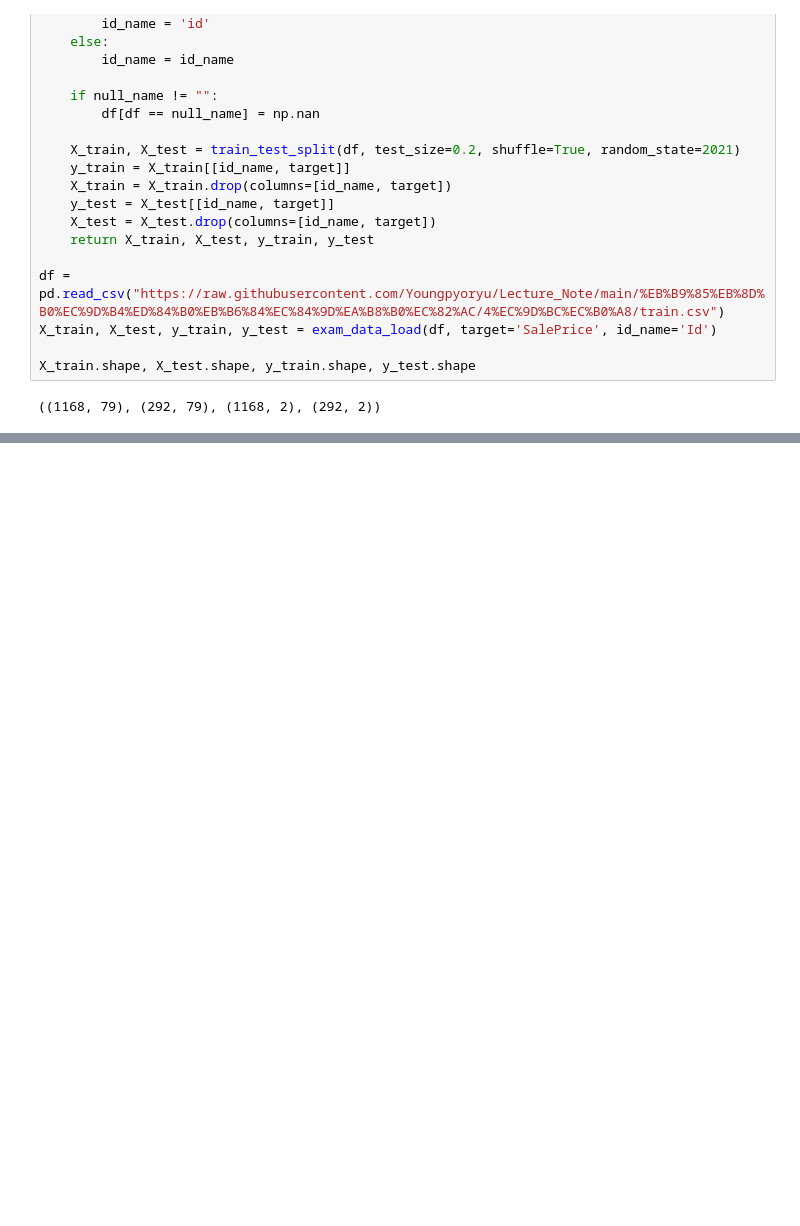
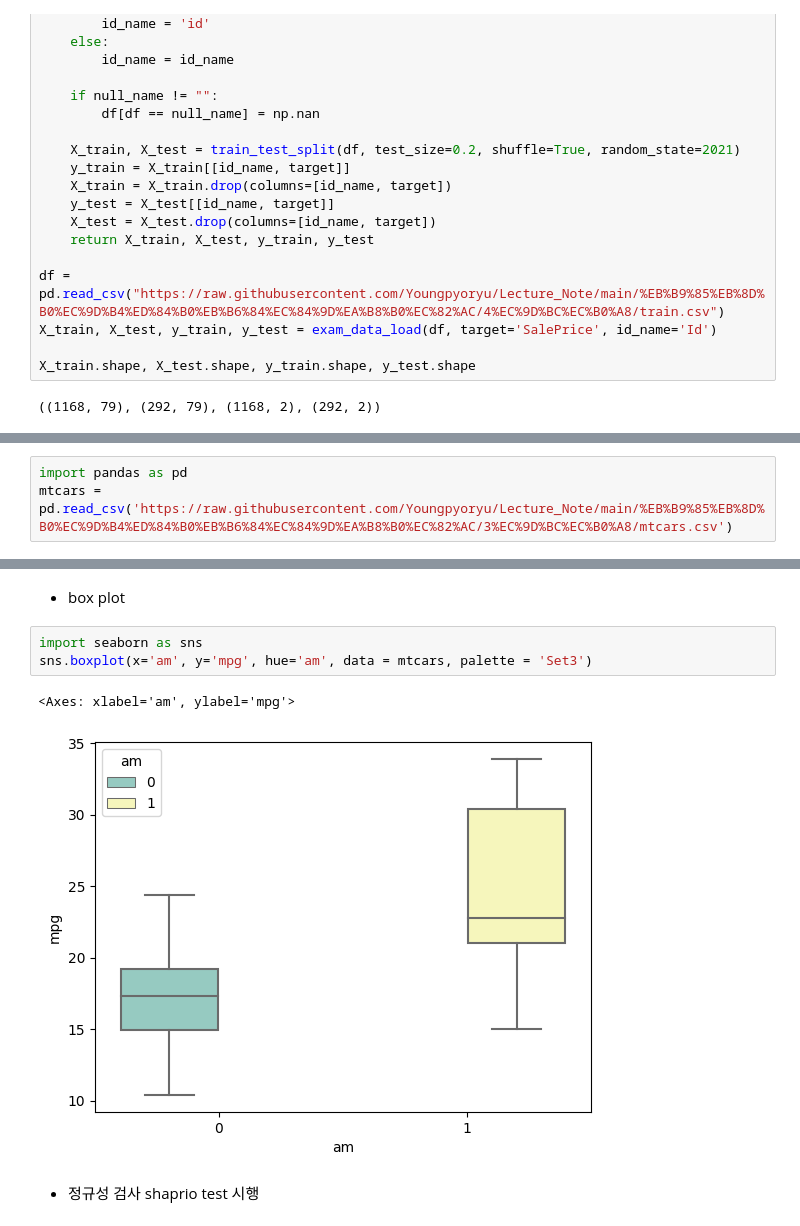
Before and after one commit to Youngpyoryu/Lecture_Note, a Jupyter notebook: 빅데이터분석기사/4일차/4일차.ipynb, the cells around one changed output, grey strips where cells are left out. Drawn from its saved outputs; the diff is of its cells as text; blank space fills up the shorter version.

Commit message:
youngpyo

```diff
--- a/빅데이터분석기사/4일차/4일차.ipynb
+++ b/빅데이터분석기사/4일차/4일차.ipynb
@@ -179,0 +724,3 @@ X_train.shape, X_test.shape, y_train.shape, y_test.shape
+# %%
+import pandas as pd
+mtcars = pd.read_csv('https://raw.githubusercontent.com/Youngpyoryu/Lecture_Note/main/%EB%B9%85%EB%8D%B0%EC%9D%B4%ED%84%B0%EB%B6%84%EC%84%9D%EA%B8%B0%EC%82%AC/3%EC%9D%BC%EC%B0%A8/mtcars.csv')
@@ -179,0 +796,10 @@ X_train.shape, X_test.shape, y_train.shape, y_test.shape
+# %% [markdown]
+- box plot
+# %%
+import seaborn as sns
+sns.boxplot(x='am', y='mpg', hue='am', data = mtcars, palette = 'Set3')
+# %% [output]
+<Axes: xlabel='am', ylabel='mpg'>
+[figure, added]
+# %% [markdown]
+- 정규성 검사 shaprio test 시행
```
Also changed, not shown: parts of 71 cells of this notebook.
